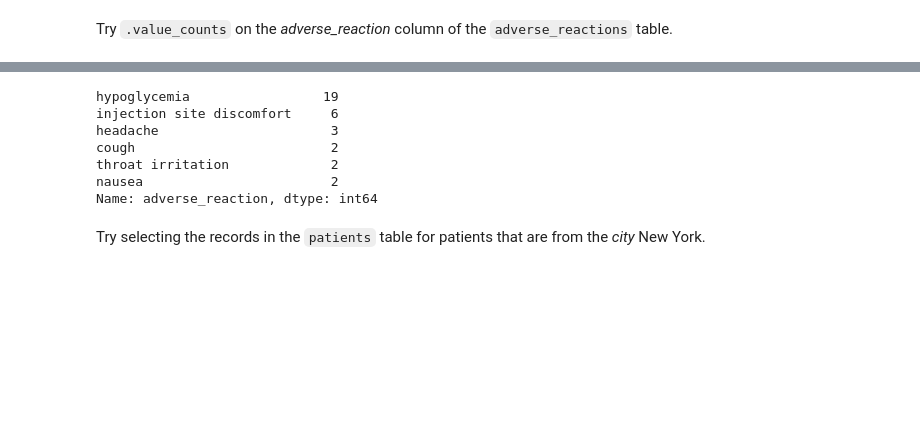
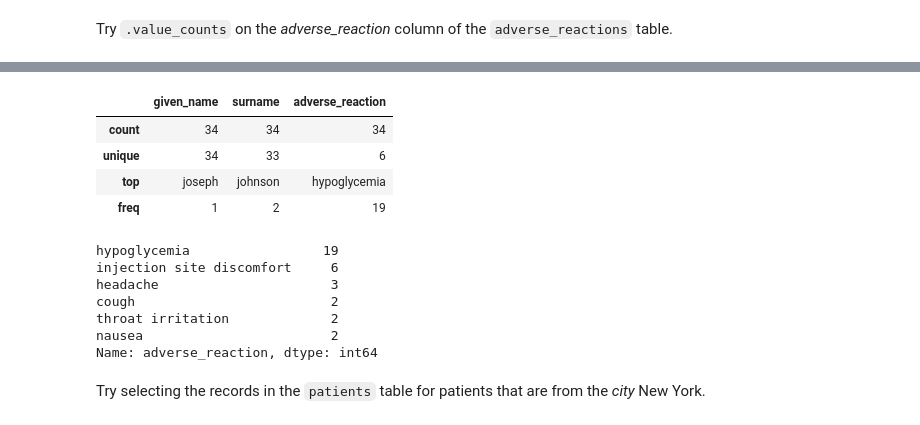
Before and after one commit to suefenali/data_analysis_nanodegree, a Jupyter notebook: assessing_data/auralin_exercise/assessing_programmatically.ipynb, the cells around one changed output, grey strips where cells are left out. Cells and saved outputs as stored; diff of their text form; code cells hidden in the pictures; blank space fills up the shorter version.

```diff
--- a/assessing_data/auralin_exercise/assessing_programmatically.ipynb
+++ b/assessing_data/auralin_exercise/assessing_programmatically.ipynb
@@ -79,3 +153,11 @@ Try `.value_counts` on the *adverse_reaction* column of the `adverse_reacti
+# %%
+adverse_reactions.describe()
+# %% [output]
+|  | given_name | surname | adverse_reaction |
+| count | 34 | 34 | 34 |
+| unique | 34 | 33 | 6 |
+| top | joseph | johnson | hypoglycemia |
+| freq | 1 | 2 | 19 |
 # %%
 adverse_reactions.adverse_reaction.value_counts()
 # %% [output]
```
Also changed, not shown: parts of 10 cells of this notebook.
